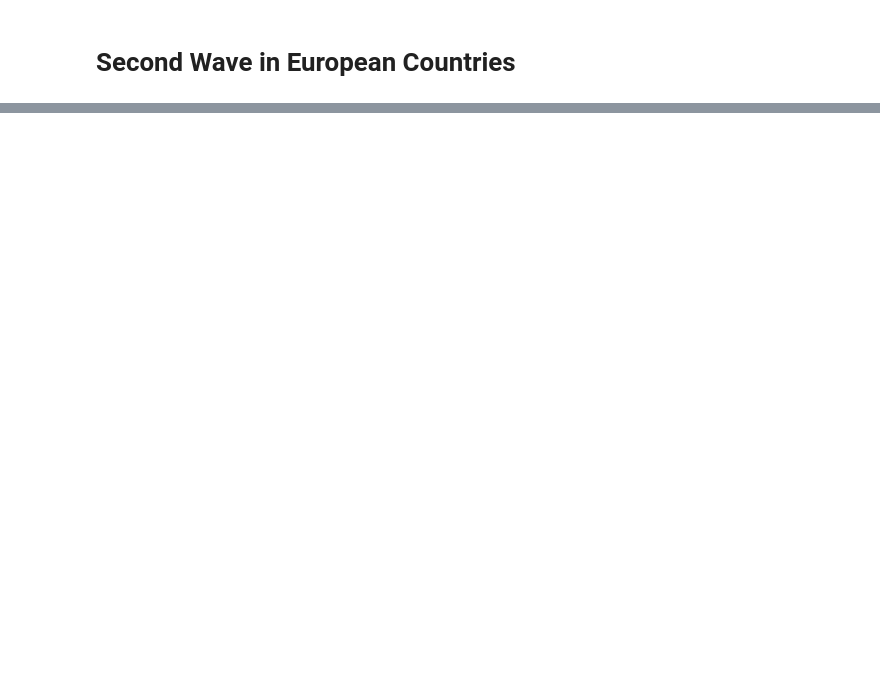
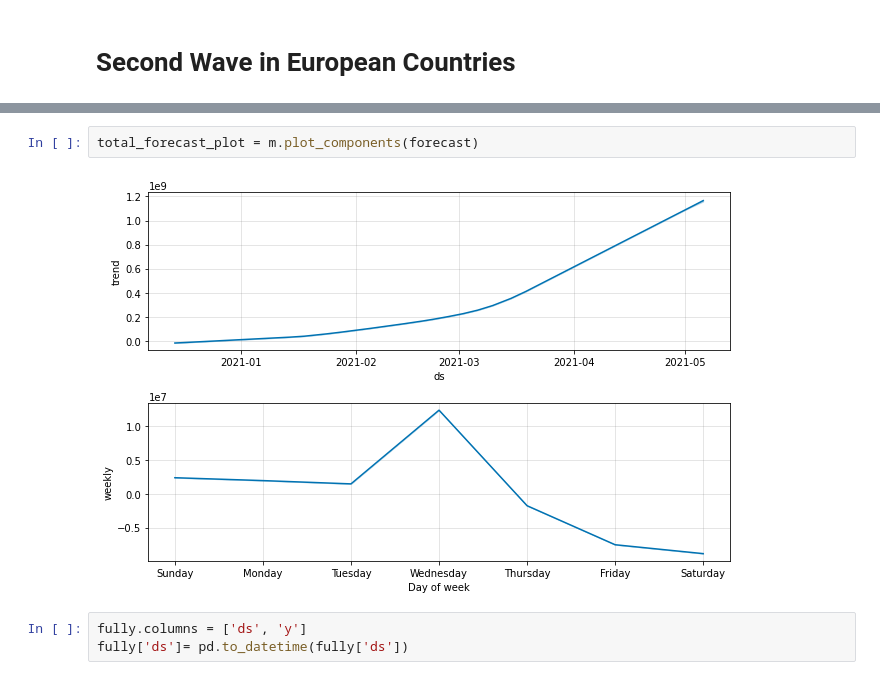
Before and after one commit to maitri2905/COVID_VACCINATIONS, a Jupyter notebook: Term_Project.ipynb, the cells around one changed output, grey strips where cells are left out. Cells and saved outputs as stored; diff of their text form; blank space fills up the shorter version.

```diff
--- a/Term_Project.ipynb
+++ b/Term_Project.ipynb
@@ -322,0 +428,7 @@ NameError: ignored
+# %%
+total_forecast_plot = m.plot_components(forecast)
+# %% [output]
+[figure, added]
+# %%
+fully.columns = ['ds', 'y']
+fully['ds']= pd.to_datetime(fully['ds'])
```
Also changed, not shown: parts of 30 cells of this notebook.
